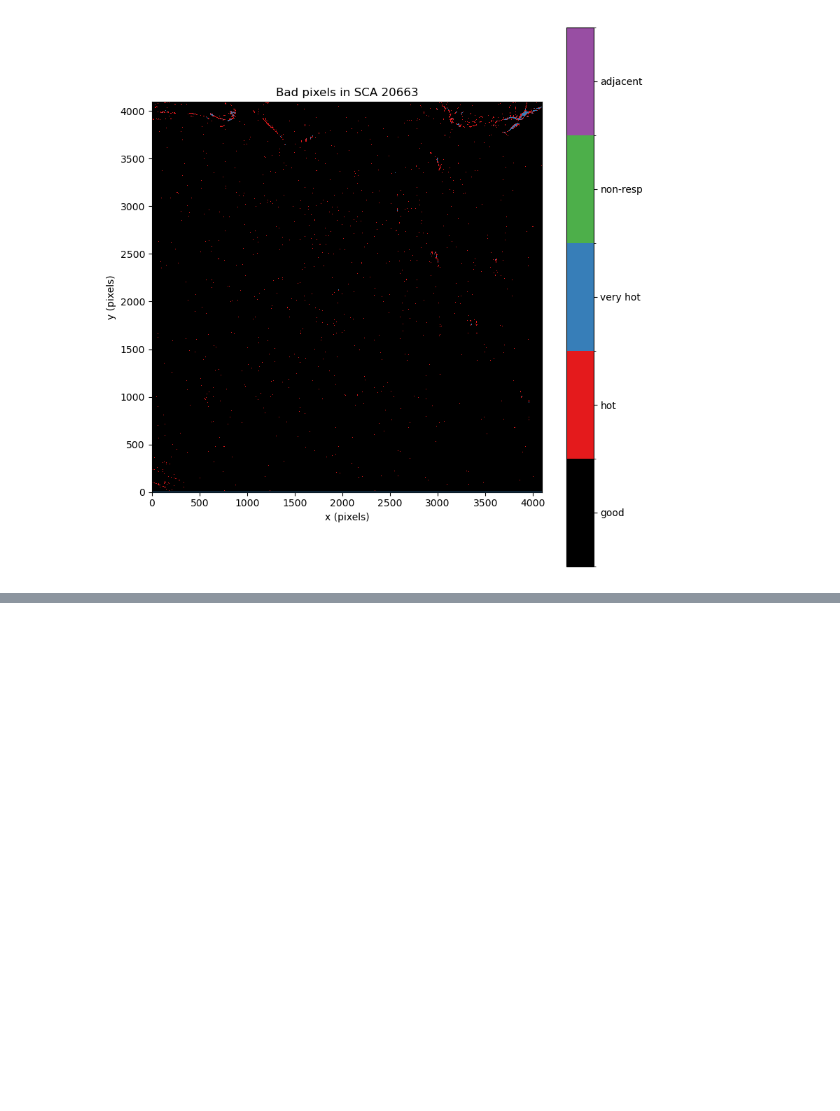
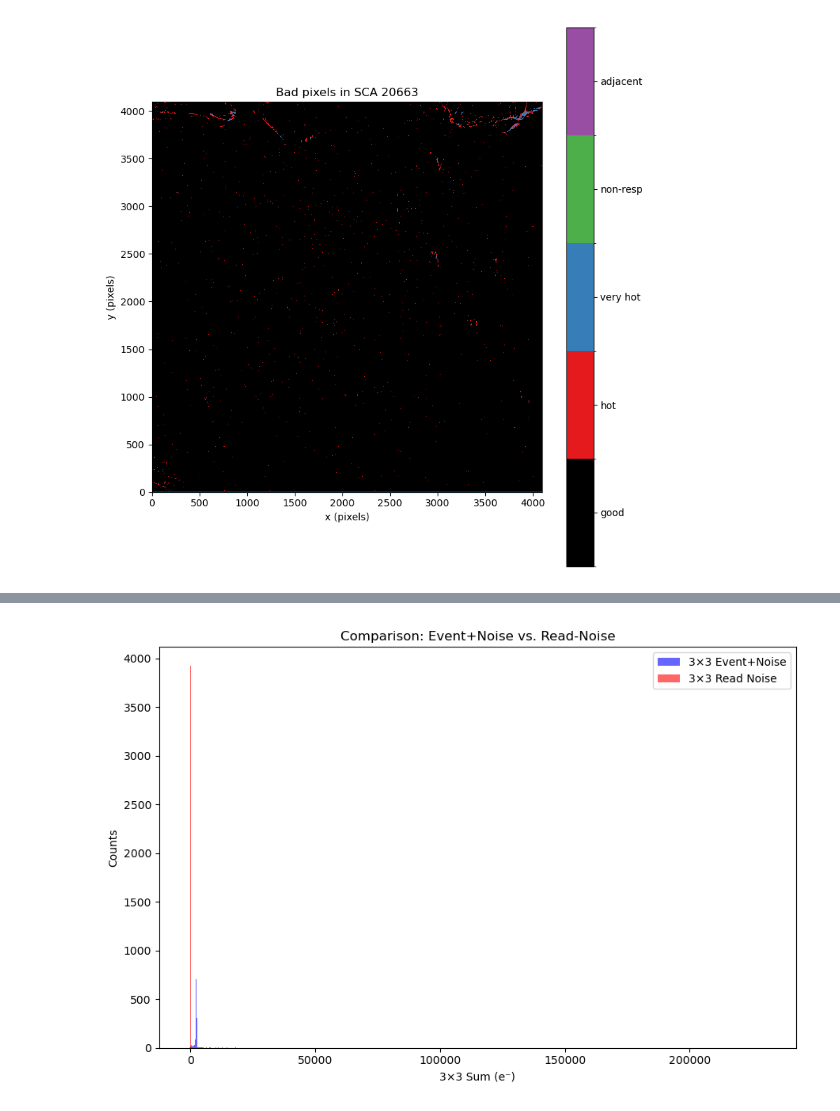
Before and after one commit to aeharbo/GCRsim, a Jupyter notebook: xray_data.ipynb, the cells around one changed output, grey strips where cells are left out. Saved outputs shown, nothing was run; the diff lists cells and outputs as text; code cells hidden in the pictures; blank space fills up the shorter version.

```diff
--- a/xray_data.ipynb
+++ b/xray_data.ipynb
@@ -633,0 +634,38 @@ print(df.head())
+# %%
+# make a full‐length array of NaNs
+read_noise_full = np.full(len(df), np.nan)
+
+# build a mask of which rows had f ≥ 2
+mask_valid = df['frame'].values >= 2
+
+# fill in only those slots, in order, with your computed noise
+read_noise_full[mask_valid] = read_noise_e
+
+# assign as a new column
+df['read_noise_e'] = read_noise_full
+
+# inspect
+print(df.head())
+# %%
+
+# plot histograms side‐by‐side
+plt.figure(figsize=(9,6))
+
+# use a common binning
+bins = np.linspace(
+    min(df['sum3x3_e⁻'].min(), read_noise_e.min()),
+    max(df['sum3x3_e⁻'].max(), read_noise_e.max()),
+    10000
+)
+
+plt.hist(df['sum3x3_e⁻'], bins=bins, color = 'b', alpha=0.6, label='3×3 Event+Noise')
+plt.hist(read_noise_e,   bins=bins, color = 'r', alpha=0.6, label='3×3 Read Noise')
+
+plt.xlabel('3×3 Sum (e⁻)')
+plt.ylabel('Counts')
+plt.title('Comparison: Event+Noise vs. Read-Noise')
+plt.legend()
+plt.tight_layout()
+plt.show()
+# %% [output]
+[figure, added]
```
Also changed, not shown: parts of 18 cells of this notebook.
